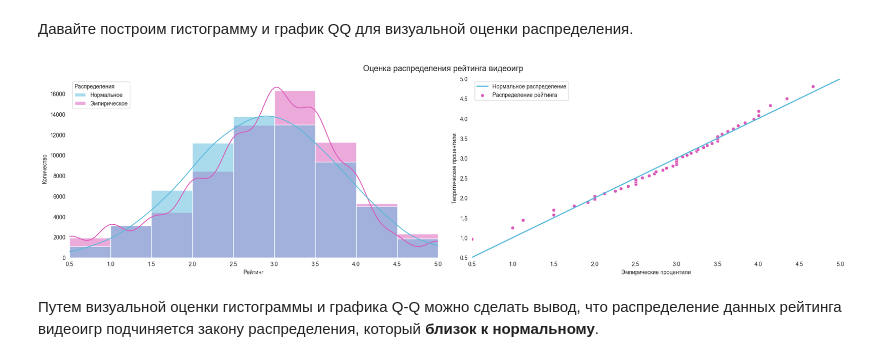
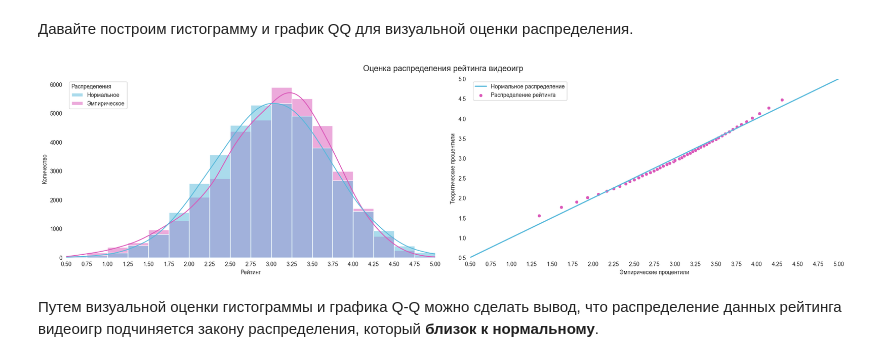
Before and after one commit to GSimonX37/Backloggd, a Jupyter notebook: notebooks/statistics.ipynb, the cells around one changed output. Drawn from its saved outputs; the diff is of its cells as text; code cells hidden in the pictures.

```diff
--- a/notebooks/statistics.ipynb
+++ b/notebooks/statistics.ipynb
@@ -169,4 +261,0 @@ dtype: object
-# %%
-df['developers'] = df['developers'].apply(ast.literal_eval)
-df['platforms'] = df['platforms'].apply(ast.literal_eval)
-df['genres'] = df['genres'].apply(ast.literal_eval)
@@ -172,0 +311,17 @@ df['genres'] = df['genres'].apply(ast.literal_eval)
+# %%
+df['games']['date'] = pd.to_datetime(df['games']['date'], format='%Y-%m-%d')
+# %%
+df['games'] = df['games'].astype(
+    {
+        'votes': 'int32',
+        'reviews': 'int32',
+        'plays': 'int32',
+        'playing': 'int32',
+        'backlogs': 'int32',
+        'wishlists': 'int32',
+        'rating': 'float32'
+    }
+)
+# %%
+for name in df:
+    df[name] = df[name].astype({'id': 'int32'})
@@ -209,7 +462,7 @@ grid = GridSpec(
 figure.add_subplot(grid[0, 0])
 figure.add_subplot(grid[0, 1])
 
-rating_distribution = df.loc[df['rating'].notna(), 'rating']
+rating_distribution = df['games'].loc[df['games']['rating'].notna(), 'rating']
 normal_distribution = np.random.normal(
     loc=rating_distribution.mean(),
     scale=rating_distribution.std(),
@@ -222,15 +475,15 @@ normal = np.percentile(normal_distribution, percentiles)
 plot_data = (pd.concat(
     objs=[pd.DataFrame({'value': normal_distribution,
                         'type': ['theoretical']*normal_distribution.size}),
-          pd.DataFrame({'value': df['rating'],
-                        'type': ['sample']*df['rating'].size})])
+          pd.DataFrame({'value': df['games']['rating'],
+                        'type': ['sample']*df['games']['rating'].size})])
              .reset_index(drop=True))
 
 sns.histplot(
     data=plot_data,
     x='value',
     hue='type',
-    bins=np.linspace(0.0, 5.0, 11),
+    bins=np.linspace(0.5, 5.0, 19),
     kde=True,
     kde_kws={'bw_adjust': 1.5},
     ax=figure.axes[0],
@@ -240,7 +493,7 @@ sns.histplot(
 figure.axes[0].set_xlabel('Рейтинг')
 figure.axes[0].set_ylabel('Количество')
 figure.axes[0].set_xbound((0.5, 5.0))
-figure.axes[0].set_xticks(np.linspace(0.5, 5.0, 10))
+figure.axes[0].set_xticks(np.linspace(0.5, 5.0, 19))
 figure.axes[0].legend(
     handles=figure.axes[0].get_legend().legend_handles,
     labels=['Нормальное', 'Эмпирическое'],
@@ -250,35 +503,35 @@ figure.axes[0].legend(
 
 sns.lineplot(
     x=normal,
     y=normal,
     linewidth=2.0,
     ax=figure.axes[1],
     label='Нормальное распределение',
     color=sns.color_palette('hls', 15)[8]
 )
 
 sns.scatterplot(
     x=rating,
     y=normal,
     sizes=8,
     ax=figure.axes[1],
     label='Распределение рейтинга',
     color=sns.color_palette('hls', 15)[13]
 )
 
 figure.axes[1].set_xlabel('Эмпирические процентили')
 figure.axes[1].set_ylabel('Теоритические процентили')
 figure.axes[1].set_xbound((0.5, 5.0))
-figure.axes[1].set_xticks(np.linspace(0.5, 5.0, 10))
+figure.axes[1].set_xticks(np.linspace(0.5, 5.0, 19))
 figure.axes[1].set_ybound((0.5, 5.0))
 figure.axes[1].set_yticks(np.linspace(0.5, 5.0, 10))
 figure.axes[1].legend(alignment='left')
 
 for i in range(2):
     for s in 'top', 'right', 'bottom', 'left':
             figure.axes[i].spines[s].set_visible(False)
 # %% [output]
-[figure, old version]
+[figure, new version]
 # %% [markdown]
 Путем визуальной оценки гистограммы и графика Q-Q можно сделать вывод, что распределение данных рейтинга видеоигр подчиняется закону распределения, который **близок к нормальному**.
 # %% [markdown]
```
Also changed, not shown: parts of 59 cells of this notebook.
